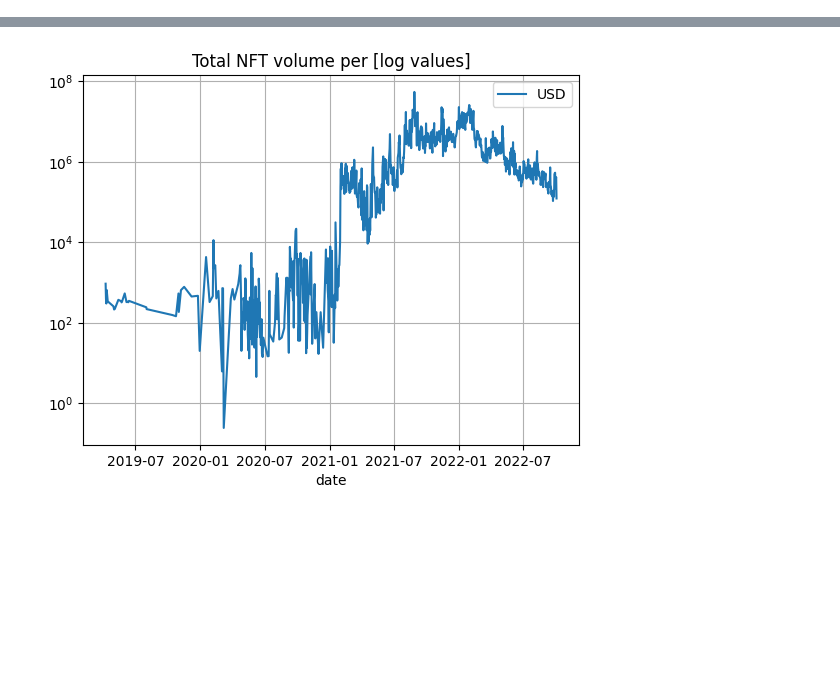
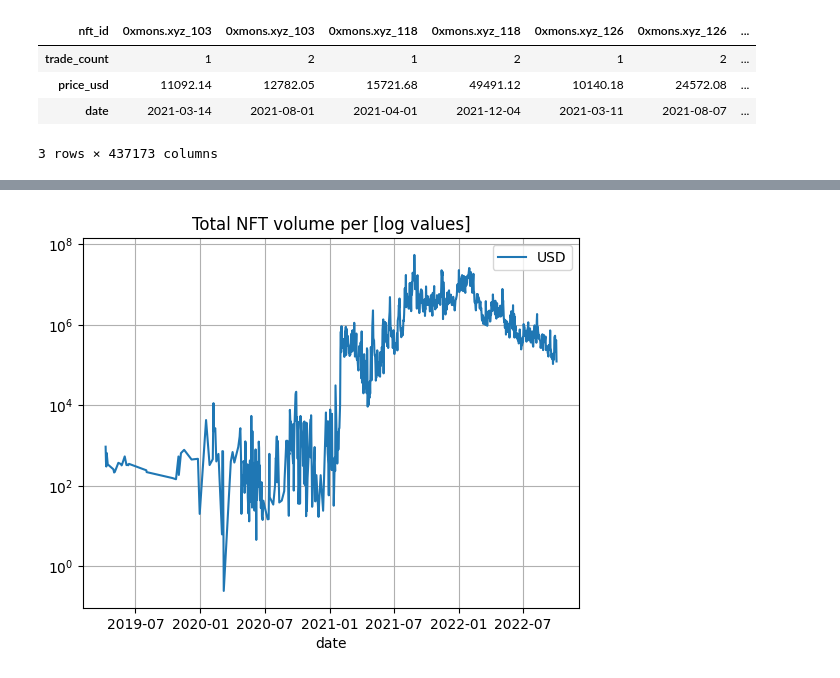
Before and after one commit to vfcapital/bachelor-thesis, a Jupyter notebook: bachelorthesis/nft_analysis.ipynb, the cells around one changed output, grey strips where cells are left out. Saved outputs shown, nothing was run; the diff lists cells and outputs as text; code cells hidden in the pictures; blank space fills up the shorter version.

```diff
--- a/bachelorthesis/nft_analysis.ipynb
+++ b/bachelorthesis/nft_analysis.ipynb
@@ -116,0 +56,10 @@ nft_trades
+# %%
+profits = nft_trades[["price_usd", "date"]]
+# %%
+profits.reset_index().set_index("nft_id").transpose()
+# %% [output]
+| nft_id | 0xmons.xyz_103 | 0xmons.xyz_103 | 0xmons.xyz_118 | 0xmons.xyz_118 | 0xmons.xyz_126 | 0xmons.xyz_126 | ... |
+| trade_count | 1 | 2 | 1 | 2 | 1 | 2 | ... |
+| price_usd | 11092.14 | 12782.05 | 15721.68 | 49491.12 | 10140.18 | 24572.08 | ... |
+| date | 2021-03-14 | 2021-08-01 | 2021-04-01 | 2021-12-04 | 2021-03-11 | 2021-08-07 | ... |
+3 rows × 437173 columns
```
Also changed, not shown: parts of 24 cells of this notebook, 4 other files.
